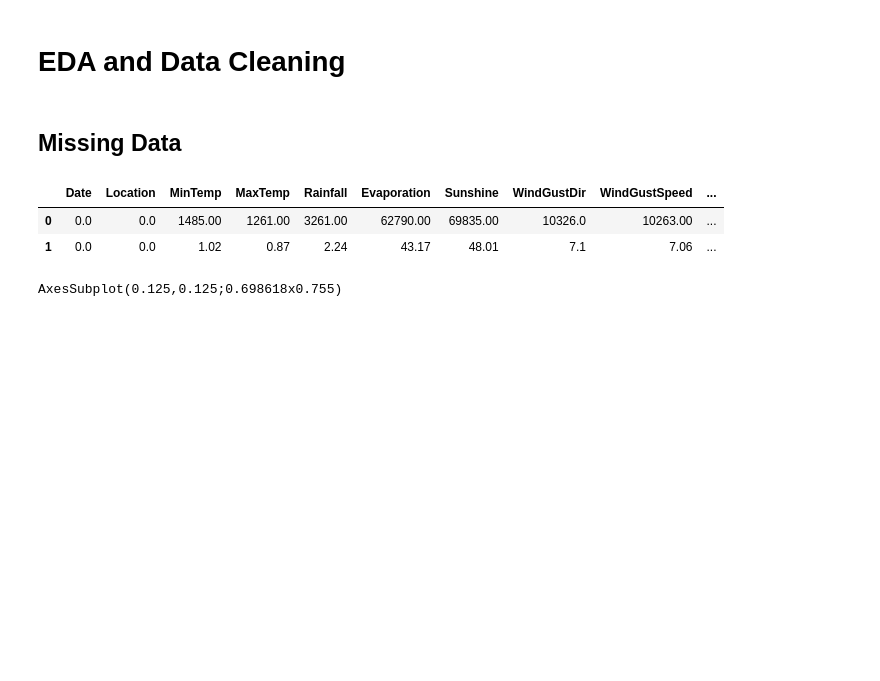
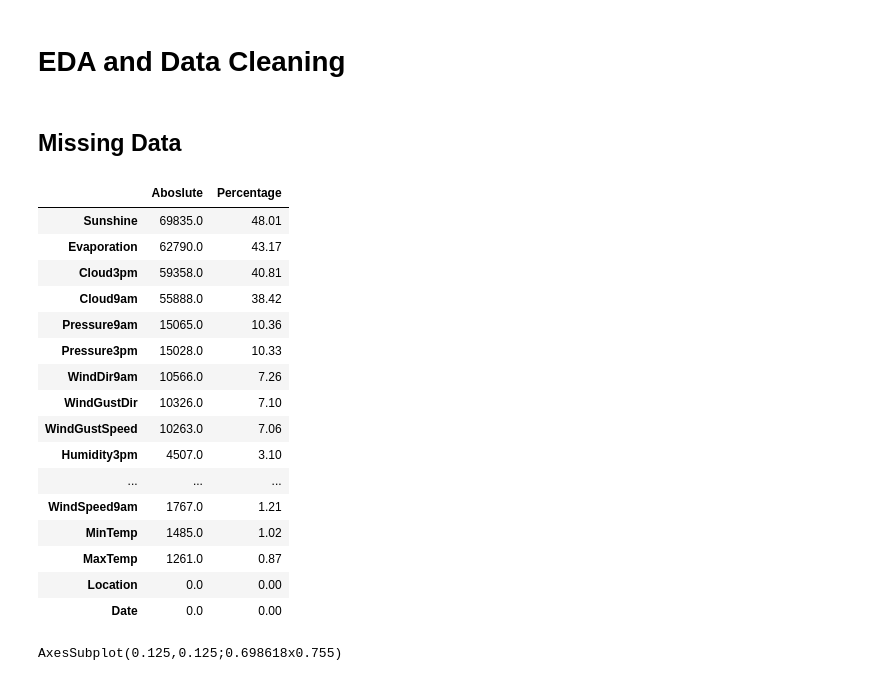
Before and after one commit to FernandoRocha88/WalkthroughProject, a Jupyter notebook: jupyter_notebooks/EDA.ipynb, the cells around one changed output. Saved outputs shown, nothing was run; the diff lists cells and outputs as text; code cells hidden in the pictures; blank space fills up the shorter version.

```diff
--- a/jupyter_notebooks/EDA.ipynb
+++ b/jupyter_notebooks/EDA.ipynb
@@ -114,12 +114,27 @@ df = pd.read_csv("/content/WalkthroughProject1/inputs/datasets/weatherAUS.csv")
 # %%
 missing_data_absolute = df.isnull().sum()
 missing_data_percentage = round(missing_data_absolute/len(df)*100 , 2)
-df_missing_data = pd.DataFrame([missing_data_absolute,missing_data_percentage])
-df_missing_data
+df_missing_data = pd.DataFrame([missing_data_absolute,missing_data_percentage]).T
+df_missing_data.columns = ['Aboslute', 'Percentage']
+df_missing_data.sort_values(by=['Percentage'],ascending=False)
 # %% [output]
-|  | Date | Location | MinTemp | MaxTemp | Rainfall | Evaporation | Sunshine | WindGustDir | WindGustSpeed | ... |
-| 0 | 0.0 | 0.0 | 1485.00 | 1261.00 | 3261.00 | 62790.00 | 69835.00 | 10326.0 | 10263.00 | ... |
-| 1 | 0.0 | 0.0 | 1.02 | 0.87 | 2.24 | 43.17 | 48.01 | 7.1 | 7.06 | ... |
+|  | Aboslute | Percentage |
+| Sunshine | 69835.0 | 48.01 |
+| Evaporation | 62790.0 | 43.17 |
+| Cloud3pm | 59358.0 | 40.81 |
+| Cloud9am | 55888.0 | 38.42 |
+| Pressure9am | 15065.0 | 10.36 |
+| Pressure3pm | 15028.0 | 10.33 |
+| WindDir9am | 10566.0 | 7.26 |
+| WindGustDir | 10326.0 | 7.10 |
+| WindGustSpeed | 10263.0 | 7.06 |
+| Humidity3pm | 4507.0 | 3.10 |
+| ... | ... | ... |
+| WindSpeed9am | 1767.0 | 1.21 |
+| MinTemp | 1485.0 | 1.02 |
+| MaxTemp | 1261.0 | 0.87 |
+| Location | 0.0 | 0.00 |
+| Date | 0.0 | 0.00 |
 # %%
 import missingno as mi
 print(mi.matrix(df,figsize=(20,5)))
```
